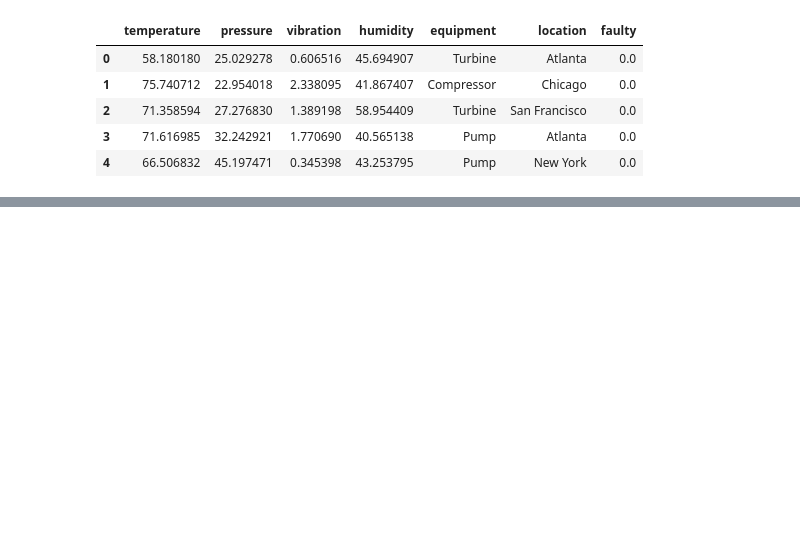
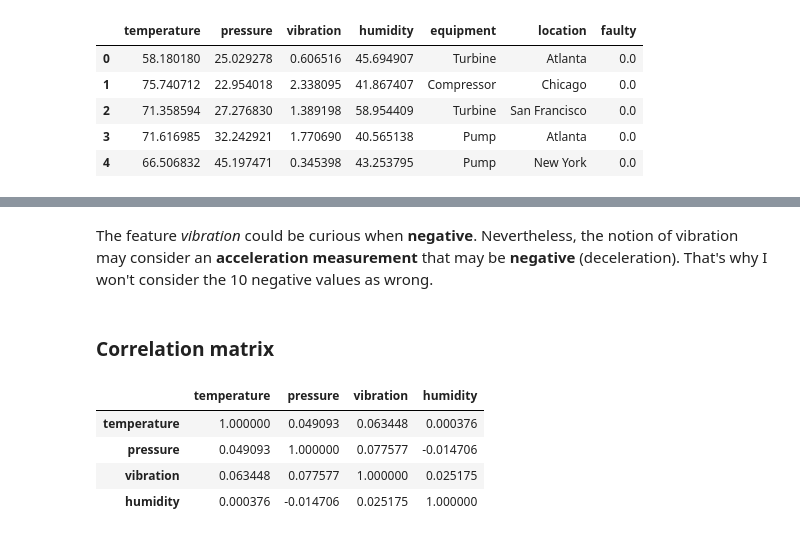
Before and after one commit to YannPhamVan/Industrial-Equipment-Failure-Prediction, a Jupyter notebook: notebook.ipynb, the cells around one changed output, grey strips where cells are left out. Cells and saved outputs as stored; diff of their text form; code cells hidden in the pictures; blank space fills up the shorter version.

```diff
--- a/notebook.ipynb
+++ b/notebook.ipynb
@@ -34,0 +156,15 @@ df.head()
+# %% [markdown]
+The feature *vibration* could be curious when **negative**.
+Nevertheless, the notion of vibration may consider an **acceleration measurement** that may be **negative** (deceleration).
+That's why I won't consider the 10 negative values as wrong.
+# %% [markdown]
+### Correlation matrix
+# %%
+corr = df[numerical].corr()
+corr
+# %% [output]
+|  | temperature | pressure | vibration | humidity |
+| temperature | 1.000000 | 0.049093 | 0.063448 | 0.000376 |
+| pressure | 0.049093 | 1.000000 | 0.077577 | -0.014706 |
+| vibration | 0.063448 | 0.077577 | 1.000000 | 0.025175 |
+| humidity | 0.000376 | -0.014706 | 0.025175 | 1.000000 |
```
Also changed, not shown: parts of 20 cells of this notebook.
